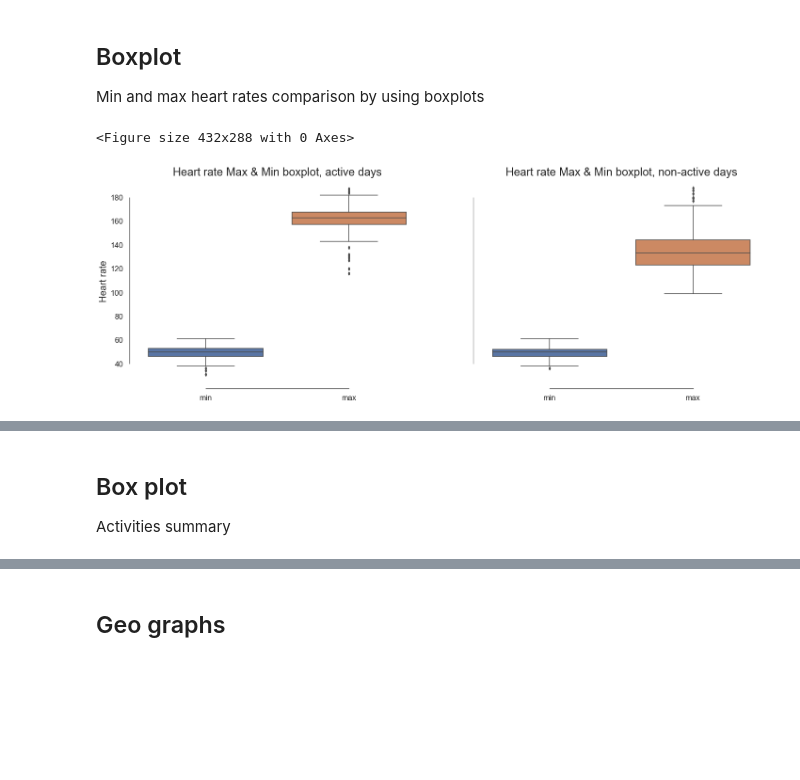
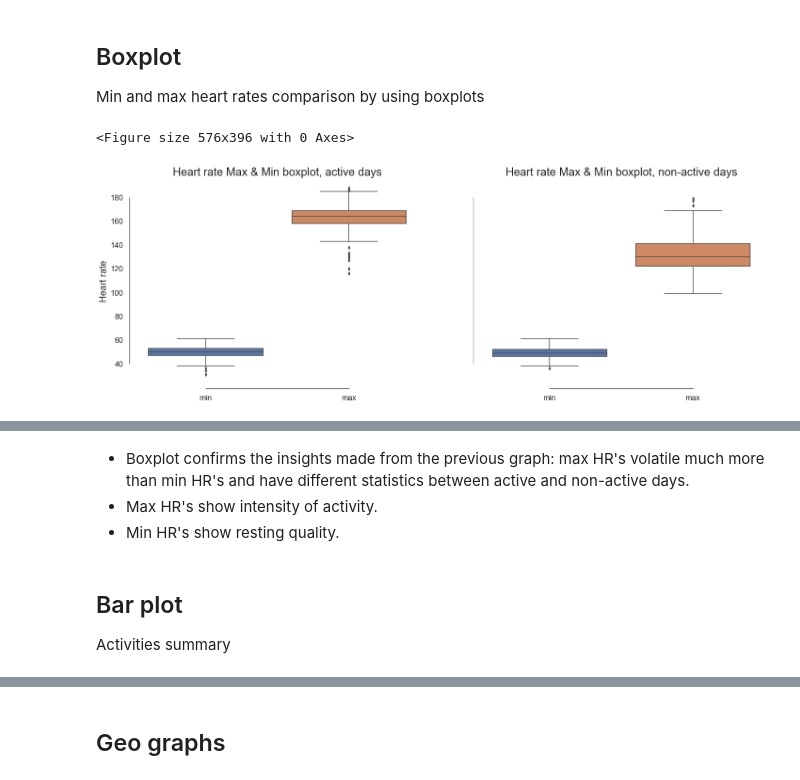
Before and after one commit to indremontvilaite/Garmin, a Jupyter notebook: Project_Garmin_stats.ipynb, the cells around one changed output, grey strips where cells are left out. Cells and saved outputs as stored; diff of their text form; code cells hidden in the pictures; blank space fills up the shorter version.

```diff
--- a/Project_Garmin_stats.ipynb
+++ b/Project_Garmin_stats.ipynb
@@ -126,7 +149,11 @@ heart_rate_df.head()
 # %%
 activities_path = "activity_test.csv"
-activities_df = pd.read_csv(activities_path, parse_dates = ['startTimeLocal', 'startTimeGMT'], index_col = 'Unnamed: 0')
-activities_df.dropna(subset=['startLongitude', 'startLatitude'], inplace=True)
+activities_df = pd.read_csv(
+    activities_path,
+    parse_dates=["startTimeLocal", "startTimeGMT"],
+    index_col="Unnamed: 0",
+)
+activities_df.dropna(subset=["startLongitude", "startLatitude"], inplace=True)
 
 activities_df.head()
 # %% [output]
@@ -161,7 +185,9 @@ active_heart_rate.head()
 # %%
 non_active_days = heart_rate_df.columns.difference(active_heart_rate.columns)
-non_active_heart_rate = heart_rate_df.loc[:, heart_rate_df.columns.isin(non_active_days)]
-non_active_heart_rate.iloc[45:50]
+non_active_heart_rate = heart_rate_df.loc[
+    :, heart_rate_df.columns.isin(non_active_days)
+]
+non_active_heart_rate.head()
 # %% [output]
 |  | 2019-09-02 | 2019-09-03 | 2019-09-05 | 2019-09-06 | 2019-09-07 | 2019-09-09 | 2019-09-13 | 2019-09-14 | ... |
 | time |  |  |  |  |  |  |  |  | ... |
@@ -239,23 +403,33 @@ Min and max heart rates comparison by using boxplots
 # %%
 plt.figure()
 
 sns.set(font_scale=1.5)
 sns.set_style("white")
 
 fig, axis = plt.subplots(1, 2, figsize=(24, 8), sharey=True, frameon=False)
-axis[0].set_title('Heart rate Max & Min boxplot, active days', fontsize=24)
-axis[1].set_title('Heart rate Max & Min boxplot, non-active days', fontsize=24)
+axis[0].set_title("Heart rate Max & Min boxplot, active days", fontsize=24)
+axis[1].set_title("Heart rate Max & Min boxplot, non-active days", fontsize=24)
 
-sns.boxplot(x="variable", y="value", data=pd.melt(active_stats_t.loc[:,['min', 'max']]), ax = axis[0])
-sns.boxplot(x="variable", y="value", data=pd.melt(non_active_stats_t.loc[:,['min', 'max']]), ax = axis[1])
+sns.boxplot(
+    x="variable",
+    y="value",
+    data=pd.melt(active_stats_t.loc[:, ["min", "max"]]),
+    ax=axis[0],
+)
+sns.boxplot(
+    x="variable",
+    y="value",
+    data=pd.melt(non_active_stats_t.loc[:, ["min", "max"]]),
+    ax=axis[1],
+)
 
-sns.despine(offset=10, trim=True);
-axis[0].set_xlabel('')
-axis[1].set_xlabel('')
-axis[0].set_ylabel('Heart rate', fontsize=20)
-axis[1].set_ylabel('')
+sns.despine(offset=10, trim=True)
+axis[0].set_xlabel("")
+axis[1].set_xlabel("")
+axis[0].set_ylabel("Heart rate", fontsize=20)
+axis[1].set_ylabel("")
 
 plt.show()
 # %% [output]
-<Figure size 432x288 with 0 Axes>
+<Figure size 576x396 with 0 Axes>
-[figure, old version]
+[figure, new version]
@@ -262,5 +437,9 @@ plt.show()
+# %% [markdown]
+- Boxplot confirms the insights made from the previous graph: max HR's volatile much more than min HR's and have different statistics between active and non-active days.
+- Max HR's show intensity of activity.
+- Min HR's show resting quality.
 # %% [markdown]
-## Box plot
+## Bar plot
 
 Activities summary
 # %%
```
Also changed, not shown: parts of 39 cells of this notebook.
